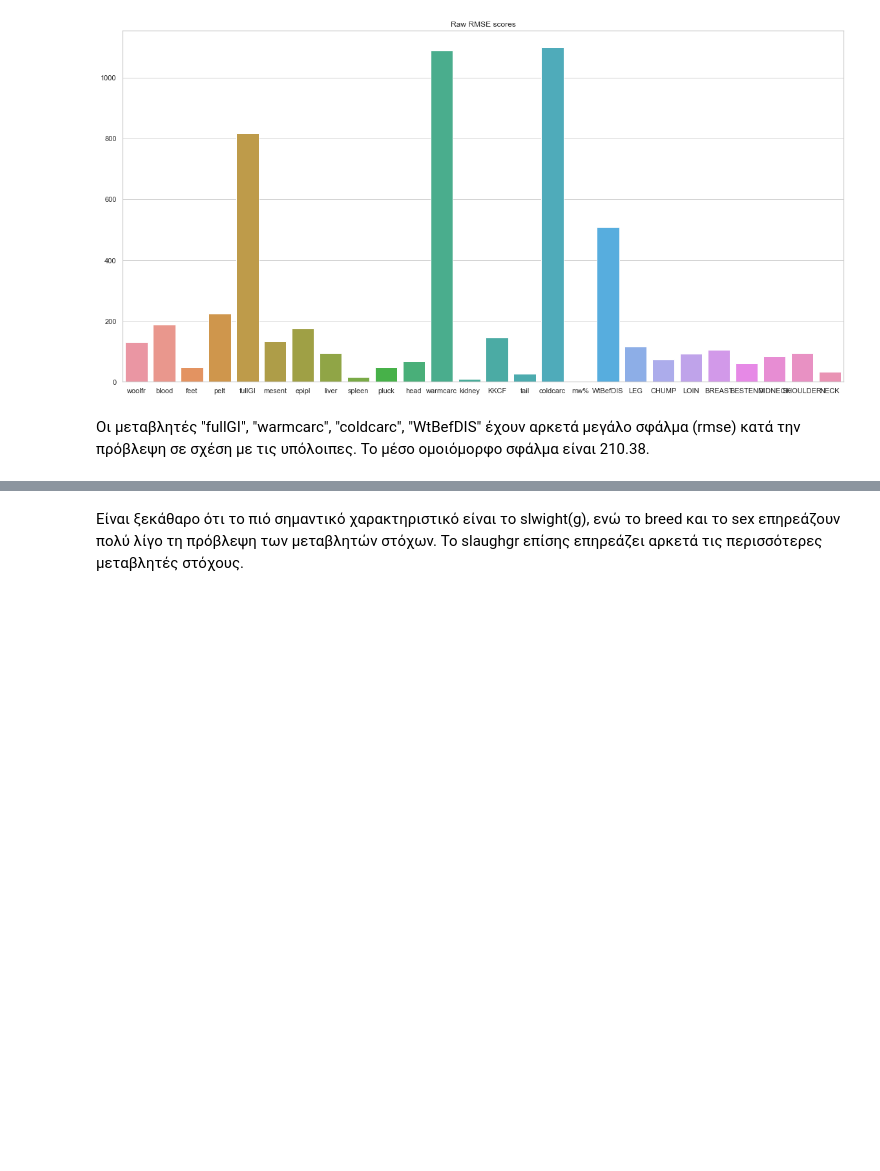
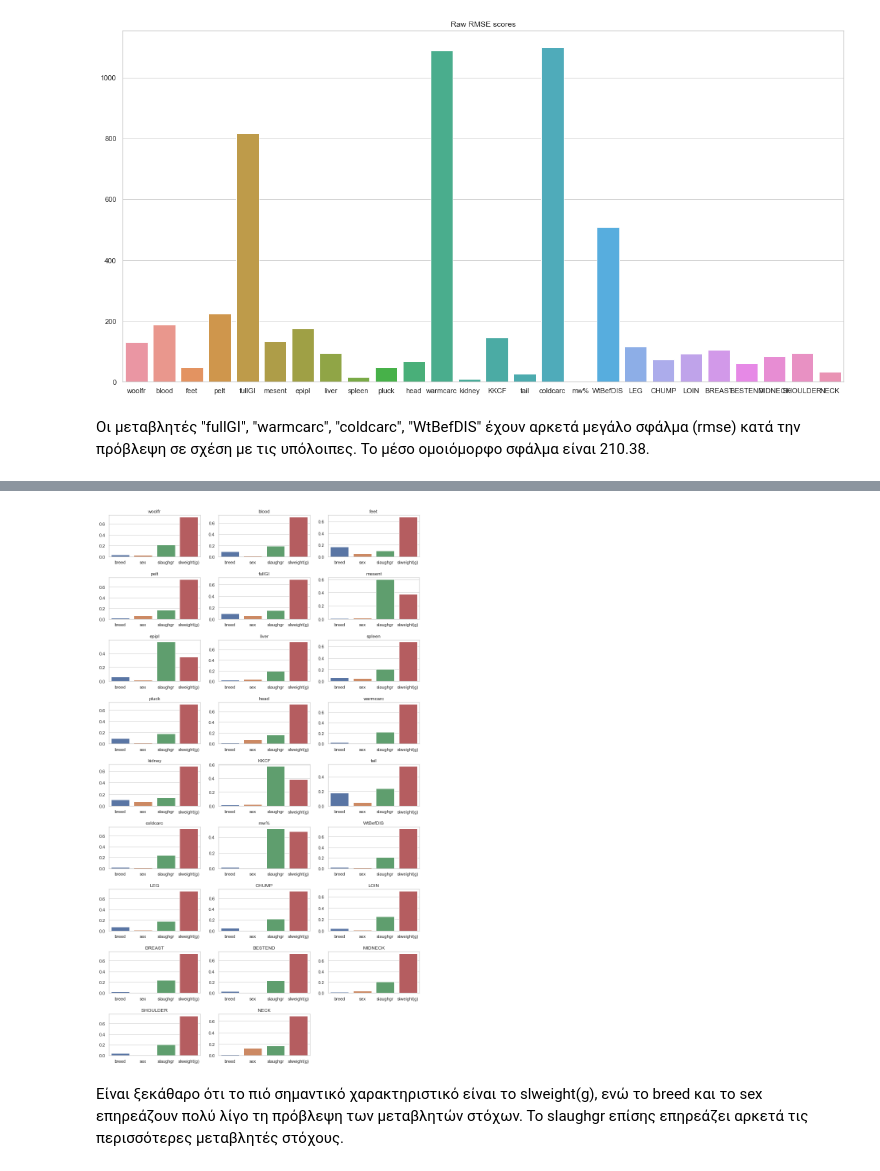
Before and after one commit to antonis-ant/thesis-code, a Jupyter notebook: EDA_notebook.ipynb, the cells around one changed output, grey strips where cells are left out. Saved outputs shown, nothing was run; the diff lists cells and outputs as text; code cells hidden in the pictures; blank space fills up the shorter version.

Commit message:
Fixed plot presentation of feature importance graphs.

```diff
--- a/EDA_notebook.ipynb
+++ b/EDA_notebook.ipynb
@@ -224,13 +225,3 @@ sns.barplot(data=scores_df)
 # %% [markdown]
 Οι μεταβλητές "fullGI", "warmcarc", "coldcarc", "WtBefDIS" έχουν αρκετά μεγάλο σφάλμα (rmse) κατά την πρόβλεψη σε σχέση
 με τις υπόλοιπες. Το μέσο ομοιόμορφο σφάλμα είναι 210.38.
-# %%
-# Get feature importances
-count = 0
-for est in mo_meta_reg.estimators_:
-    df = pd.DataFrame(data=[est.feature_importances_],columns=X.columns)
-
-    plt.figure(figsize=(6,4))
-    plt.title(y.columns[count])
-    sns.barplot(data=df)
-    count+=1
@@ -251,3 +228,21 @@ for est in mo_meta_reg.estimators_:
+# %%
+# Init & configure figure
+fig = plt.figure(figsize=(14, 25))
+fig.subplots_adjust(hspace=0.5, wspace=0.2)
+
+subplt_count = 0 # keep track of number of subplots
+n_subplots = len(mo_meta_reg.estimators_) # number of subplots that will be created
+subplt_columns = 3 # number of columns
+subplt_rows = int(np.ceil(n_subplots/subplt_columns)) # number of rows based on number of columns
+# Build plots
+for est in mo_meta_reg.estimators_:
+    df = pd.DataFrame(data=[est.feature_importances_], columns=X.columns)
+    ax = fig.add_subplot(subplt_rows, subplt_columns, subplt_count + 1)
+    ax.set_title(y.columns[subplt_count])
+    sns.barplot(data=df, ax=ax)
+    subplt_count += 1
+# %% [output]
+[figure, added]
 # %% [markdown]
-Είναι ξεκάθαρο ότι το πιό σημαντικό χαρακτηριστικό είναι το slwight(g), ενώ το breed και το sex επηρεάζουν πολύ λίγο
+Είναι ξεκάθαρο ότι το πιό σημαντικό χαρακτηριστικό είναι το slweight(g), ενώ το breed και το sex επηρεάζουν πολύ λίγο
 τη πρόβλεψη των μεταβλητών στόχων. Το slaughgr επίσης επηρεάζει αρκετά τις περισσότερες μεταβλητές στόχους.
```
Also changed, not shown: parts of 2 cells of this notebook, 1 other file.
